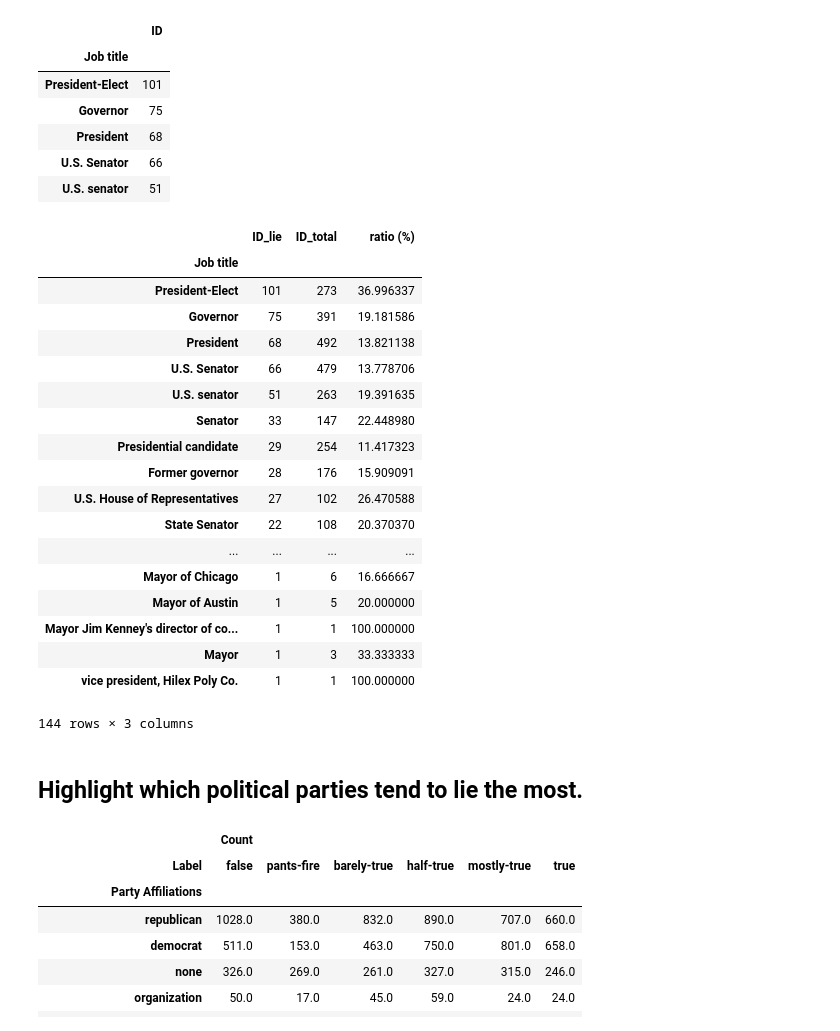
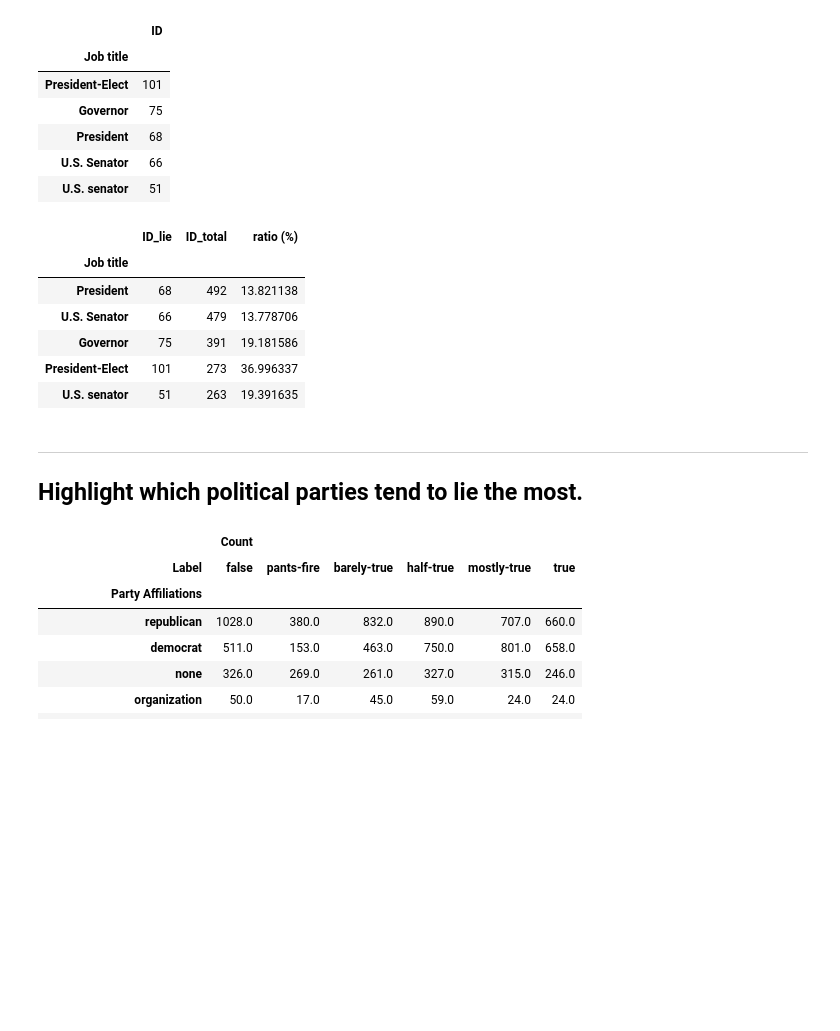
Before and after one commit to nicolasFontbonne/ADA-FakeNews, a Jupyter notebook: main_analysis.ipynb, the cells around one changed output. Cells and saved outputs as stored; diff of their text form; code cells hidden in the pictures; blank space fills up the shorter version.

```diff
--- a/main_analysis.ipynb
+++ b/main_analysis.ipynb
@@ -173,0 +234,4 @@ col_subject
+# %%
+traditional_press_regex = re.compile(r'\b(ABC|TV|CNN|MSNBC|radio|interview|newspaper|press)[s]*\b' ,re.I)
+traditional_press_sets = context_distribution[context_distribution.index.str.contains(traditional_press_regex, regex=True) == True]
+traditional_press_sets.head()
@@ -173,0 +249,4 @@ col_subject
+# %%
+social_media_regex = re.compile(r'\b(Facebook|blog|twitter|my space|newsletter|video|email|tweet|social media|YouTube)[s]*\b' ,re.I)
+social_media_sets = context_distribution[context_distribution.index.str.contains(social_media_regex, regex=True) == True]
+social_media_sets.head()
@@ -173,0 +264,4 @@ col_subject
+# %%
+speech_regex = re.compile(r'\b(speech)[s]*\b' ,re.I)
+speech_sets = context_distribution[context_distribution.index.str.contains(speech_regex, regex=True) == True]
+speech_sets.head()
@@ -216,4 +335,4 @@ jobs_lie = jobs_lie.join(jobs, lsuffix = '_lie', rsuffix = '_total')
 # %%
 jobs_lie["ratio (%)"] =jobs_lie["ID_lie"]/jobs_lie["ID_total"]*100
 # %%
-jobs_lie.sort_values(by=['ID_total'], ascending = False)
+jobs_lie = jobs_lie.sort_values(by=['ID_total'], ascending = False)
@@ -257,28 +356,17 @@ lie_party.head()
 # %%
 politics_regex = re.compile(r'\b(mayor|president|council|house|candidate|political|assembly|republican|governor|senator)[s]*\b' ,re.I)
 politics_liar_sets = jobs_lie[jobs_lie.index.str.contains(politics_regex, regex=True) == True]
-politics_liar_sets
+politics_liar_sets.head()
 # %% [output]
 |  | ID_lie | ID_total | ratio (%) |
 | Job title |  |  |  |
-| President-Elect | 101 | 273 | 36.996337 |
-| Governor | 75 | 391 | 19.181586 |
 | President | 68 | 492 | 13.821138 |
 | U.S. Senator | 66 | 479 | 13.778706 |
+| Governor | 75 | 391 | 19.181586 |
+| President-Elect | 101 | 273 | 36.996337 |
 | U.S. senator | 51 | 263 | 19.391635 |
-| Senator | 33 | 147 | 22.448980 |
-| Presidential candidate | 29 | 254 | 11.417323 |
-| Former governor | 28 | 176 | 15.909091 |
-| U.S. House of Representatives | 27 | 102 | 26.470588 |
-| State Senator | 22 | 108 | 20.370370 |
-| ... | ... | ... | ... |
-| Mayor of Chicago | 1 | 6 | 16.666667 |
-| Mayor of Austin | 1 | 5 | 20.000000 |
-| Mayor Jim Kenney's director of co... | 1 | 1 | 100.000000 |
-| Mayor | 1 | 3 | 33.333333 |
-| vice president, Hilex Poly Co. | 1 | 1 | 100.000000 |
-144 rows × 3 columns
 # %% [markdown]
+---
 ## Highlight which political parties tend to lie the most.
 # %%
 col = "Party Affiliations"
```
Also changed, not shown: parts of 45 cells of this notebook, 9 other files.
